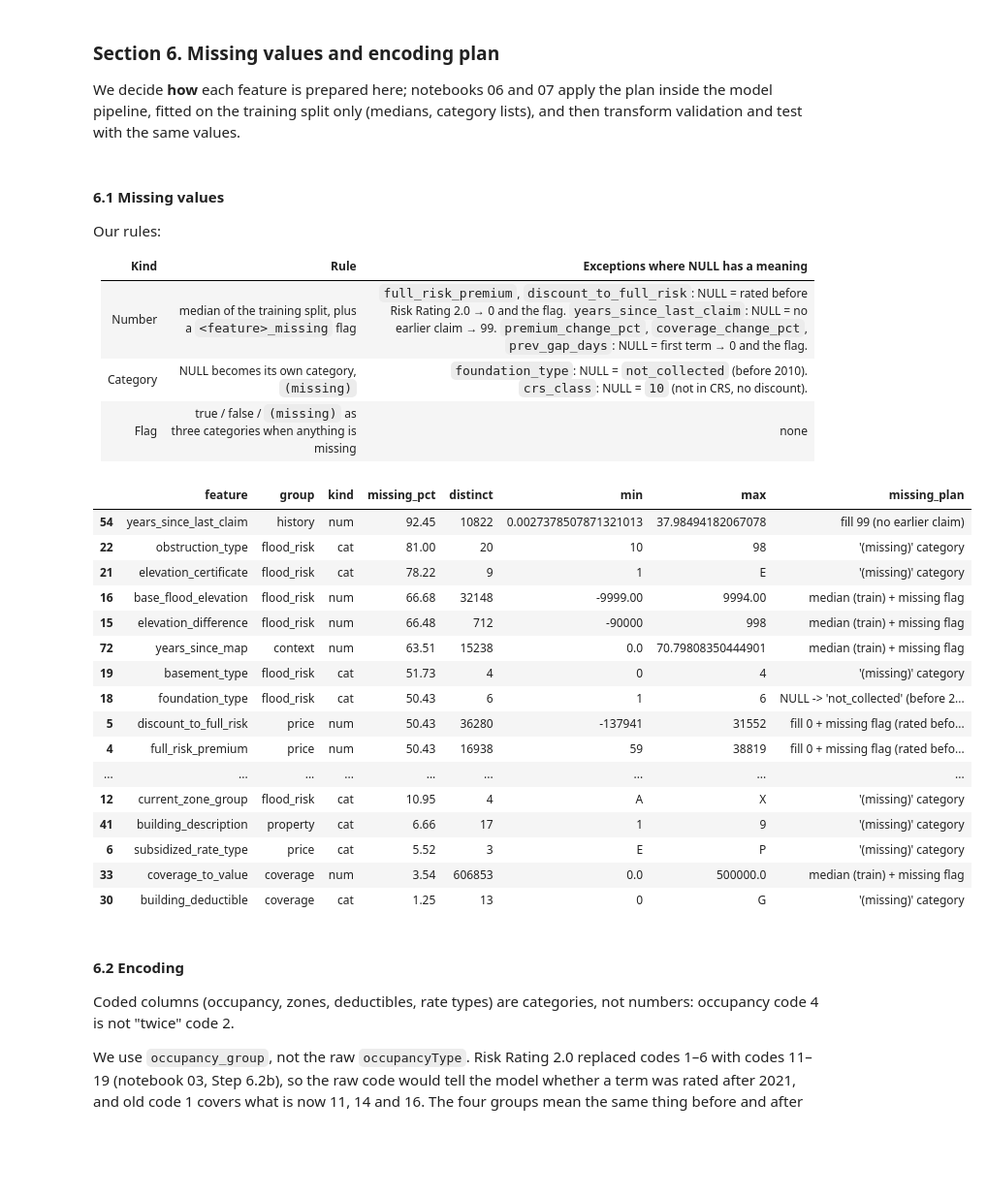
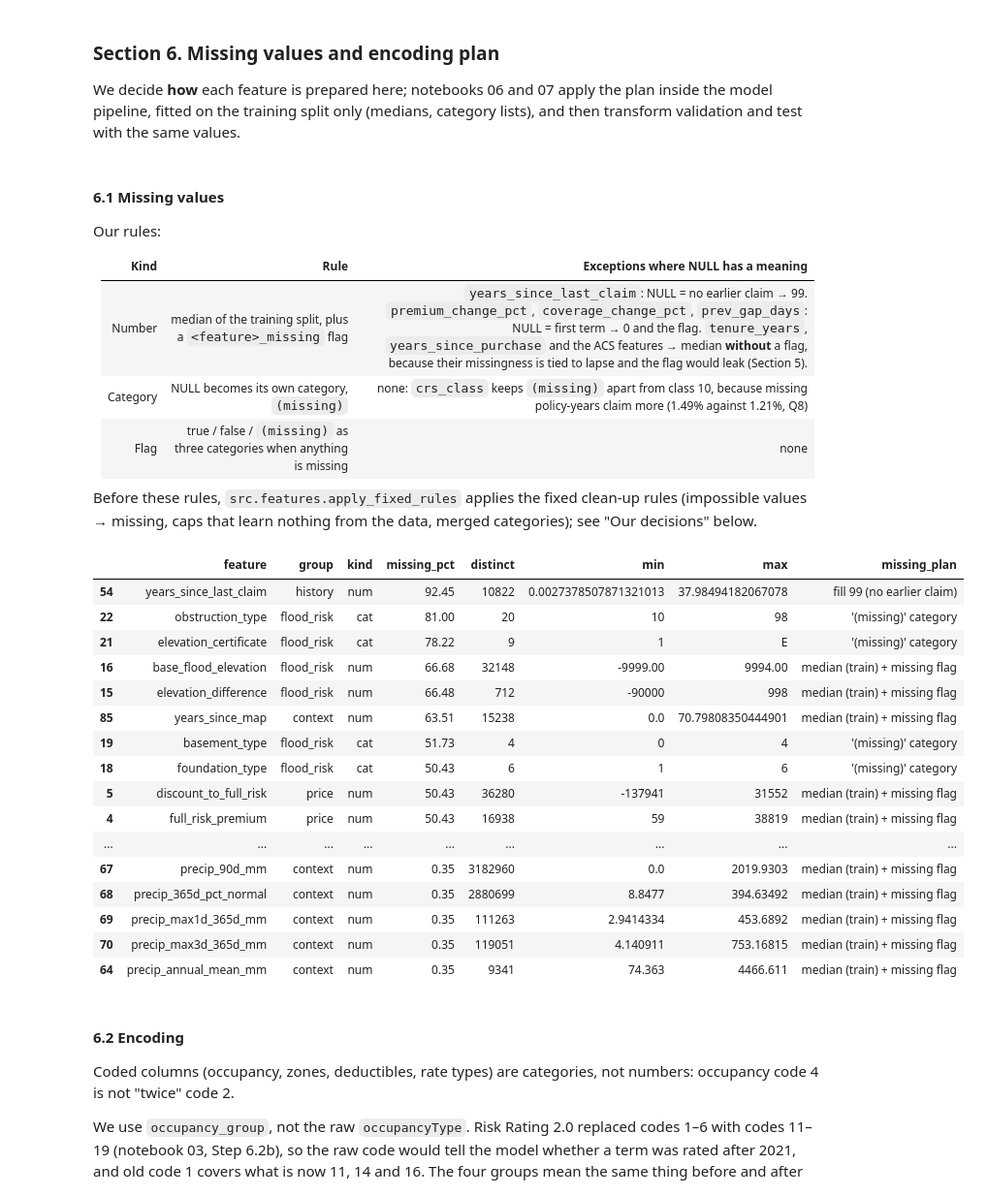
Before and after one commit to jmsebastiancarino/Probabilistic-Model-for-Non-Life-Insurance-Flood-Risk, a Jupyter notebook: notebooks/05_eda_and_feature_engineering.ipynb, the cells around one changed output. Shown at 97% size. Saved outputs shown, nothing was run; the diff lists cells and outputs as text; code cells hidden in the pictures; blank space fills up the shorter version.

```diff
--- a/notebooks/05_eda_and_feature_engineering.ipynb
+++ b/notebooks/05_eda_and_feature_engineering.ipynb
@@ -1023,51 +1356,54 @@ Our rules:
 
 | Kind | Rule | Exceptions where NULL has a meaning |
 |---|---|---|
-| Number | median of the training split, plus a `<feature>_missing` flag | `full_risk_premium`, `discount_to_full_risk`: NULL = rated before Risk Rating 2.0 → 0 and the flag. `years_since_last_claim`: NULL = no earlier claim → 99. `premium_change_pct`, `coverage_change_pct`, `prev_gap_days`: NULL = first term → 0 and the flag. |
-| Category | NULL becomes its own category, `(missing)` | `foundation_type`: NULL = `not_collected` (before 2010). `crs_class`: NULL = `10` (not in CRS, no discount). |
+| Number | median of the training split, plus a `<feature>_missing` flag | `years_since_last_claim`: NULL = no earlier claim → 99. `premium_change_pct`, `coverage_change_pct`, `prev_gap_days`: NULL = first term → 0 and the flag. `tenure_years`, `years_since_purchase` and the ACS features → median **without** a flag, because their missingness is tied to lapse and the flag would leak (Section 5). |
+| Category | NULL becomes its own category, `(missing)` | none: `crs_class` keeps `(missing)` apart from class 10, because missing policy-years claim more (1.49% against 1.21%, Q8) |
 | Flag | true / false / `(missing)` as three categories when anything is missing | none |
+
+Before these rules, `src.features.apply_fixed_rules` applies the fixed clean-up rules (impossible values → missing, caps that learn nothing from the data, merged categories); see "Our decisions" below.
 # %%
 # Step 6.1 Missing-value plan per feature
 SPECIAL_MISSING = {
-    "full_risk_premium": "fill 0 + missing flag (rated before Risk Rating 2.0)",
-    "discount_to_full_risk": "fill 0 + missing flag (rated before Risk Rating 2.0)",
     "years_since_last_claim": "fill 99 (no earlier claim)",
     "premium_change_pct": "fill 0 + missing flag (first term)",
     "coverage_change_pct": "fill 0 + missing flag (first term)",
     "prev_gap_days": "fill 0 + missing flag (first term)",
-    "foundation_type": "NULL -> 'not_collected' (before 2010)",
-    "crs_class": "NULL -> '10' (not in CRS)",
+    "crs_class": "'(missing)' category (not the same as class 10)",
+    "tenure_years": "median (train), NO missing flag (impossible values leak, Section 5)",
+    "years_since_purchase": "median (train), NO missing flag (missingness tied to lapse, 5.2d)",
+    **{f: "median (train), NO missing flag (missingness tied to lapse, 5.2d)"
+       for f in ["acs_median_income", "acs_median_home_value", "acs_median_age", "acs_owner_share", "acs_population"]},
 }
 
 def missing_plan(r):
     if r["feature"] in SPECIAL_MISSING:
         return SPECIAL_MISSING[r["feature"]]
     if r["missing_pct"] == 0:
         return "none"
     return {"num": "median (train) + missing flag", "cat": "'(missing)' category",
             "flag": "true / false / '(missing)'"}[r["kind"]]
 
 plan = feature_profile.copy()
 plan["missing_plan"] = plan.apply(missing_plan, axis=1)
 plan[plan["missing_pct"] > 0].sort_values("missing_pct", ascending=False)
 # %% [output]
 |  | feature | group | kind | missing_pct | distinct | min | max | missing_plan |
 | 54 | years_since_last_claim | history | num | 92.45 | 10822 | 0.0027378507871321013 | 37.98494182067078 | fill 99 (no earlier claim) |
 | 22 | obstruction_type | flood_risk | cat | 81.00 | 20 | 10 | 98 | '(missing)' category |
 | 21 | elevation_certificate | flood_risk | cat | 78.22 | 9 | 1 | E | '(missing)' category |
 | 16 | base_flood_elevation | flood_risk | num | 66.68 | 32148 | -9999.00 | 9994.00 | median (train) + missing flag |
 | 15 | elevation_difference | flood_risk | num | 66.48 | 712 | -90000 | 998 | median (train) + missing flag |
-| 72 | years_since_map | context | num | 63.51 | 15238 | 0.0 | 70.79808350444901 | median (train) + missing flag |
+| 85 | years_since_map | context | num | 63.51 | 15238 | 0.0 | 70.79808350444901 | median (train) + missing flag |
 | 19 | basement_type | flood_risk | cat | 51.73 | 4 | 0 | 4 | '(missing)' category |
-| 18 | foundation_type | flood_risk | cat | 50.43 | 6 | 1 | 6 | NULL -> 'not_collected' (before 2... |
-| 5 | discount_to_full_risk | price | num | 50.43 | 36280 | -137941 | 31552 | fill 0 + missing flag (rated befo... |
-| 4 | full_risk_premium | price | num | 50.43 | 16938 | 59 | 38819 | fill 0 + missing flag (rated befo... |
+| 18 | foundation_type | flood_risk | cat | 50.43 | 6 | 1 | 6 | '(missing)' category |
+| 5 | discount_to_full_risk | price | num | 50.43 | 36280 | -137941 | 31552 | median (train) + missing flag |
+| 4 | full_risk_premium | price | num | 50.43 | 16938 | 59 | 38819 | median (train) + missing flag |
 | ... | ... | ... | ... | ... | ... | ... | ... | ... |
-| 12 | current_zone_group | flood_risk | cat | 10.95 | 4 | A | X | '(missing)' category |
-| 41 | building_description | property | cat | 6.66 | 17 | 1 | 9 | '(missing)' category |
-| 6 | subsidized_rate_type | price | cat | 5.52 | 3 | E | P | '(missing)' category |
-| 33 | coverage_to_value | coverage | num | 3.54 | 606853 | 0.0 | 500000.0 | median (train) + missing flag |
-| 30 | building_deductible | coverage | cat | 1.25 | 13 | 0 | G | '(missing)' category |
+| 67 | precip_90d_mm | context | num | 0.35 | 3182960 | 0.0 | 2019.9303 | median (train) + missing flag |
+| 68 | precip_365d_pct_normal | context | num | 0.35 | 2880699 | 8.8477 | 394.63492 | median (train) + missing flag |
+| 69 | precip_max1d_365d_mm | context | num | 0.35 | 111263 | 2.9414334 | 453.6892 | median (train) + missing flag |
+| 70 | precip_max3d_365d_mm | context | num | 0.35 | 119051 | 4.140911 | 753.16815 | median (train) + missing flag |
+| 64 | precip_annual_mean_mm | context | num | 0.35 | 9341 | 74.363 | 4466.611 | median (train) + missing flag |
 # %% [markdown]
 #### 6.2 Encoding
 Coded columns (occupancy, zones, deductibles, rate types) are categories, not numbers: occupancy code 4 is not "twice" code 2.
```
Also changed, not shown: parts of 37 cells of this notebook, 30 other files.
